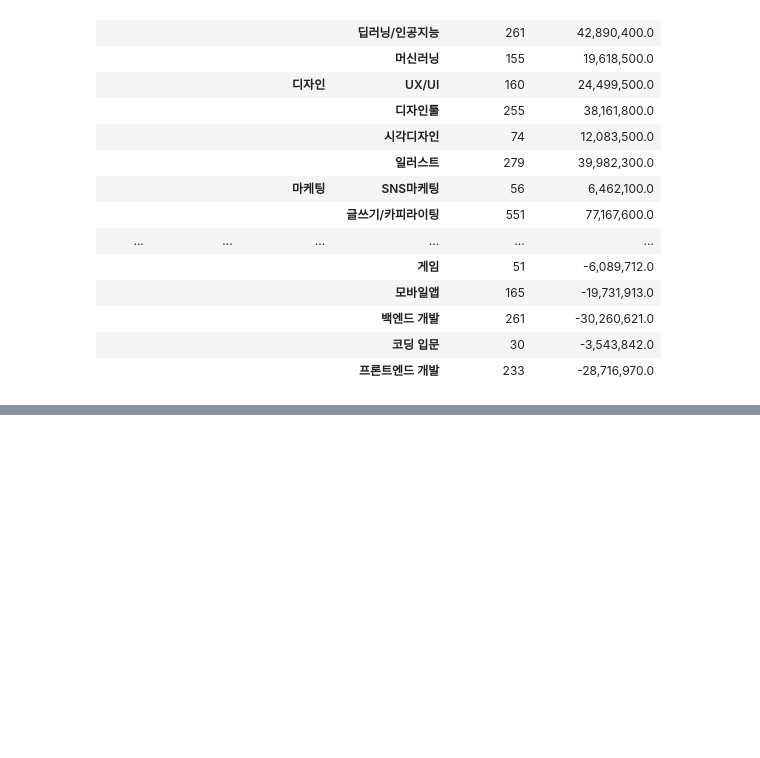
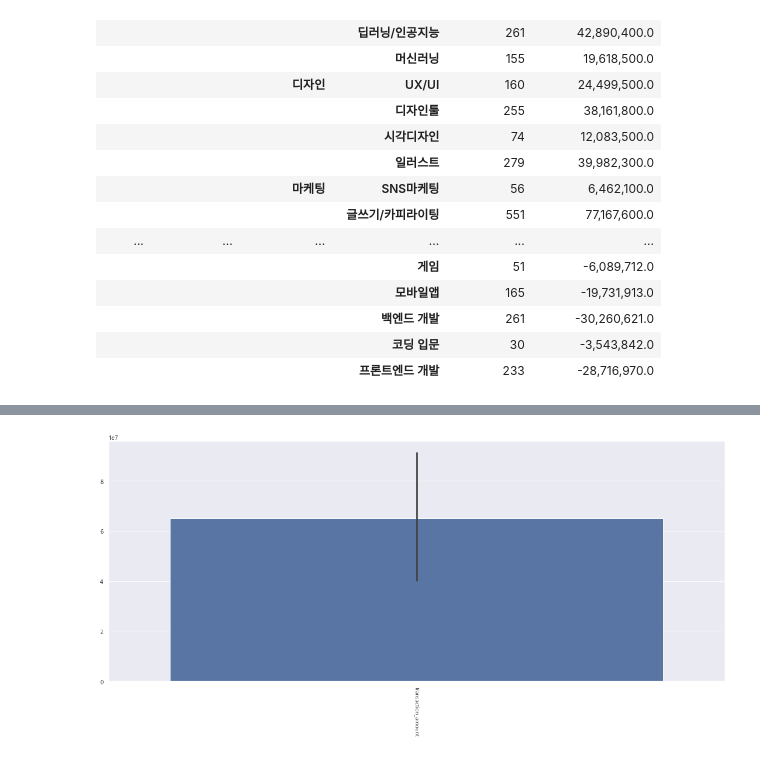
Before and after one commit to yd-online3/fc_miniproject, a Jupyter notebook: fc_mini_hojun.ipynb, the cells around one changed output, grey strips where cells are left out. Drawn from its saved outputs; the diff is of its cells as text; code cells hidden in the pictures; blank space fills up the shorter version.

```diff
--- a/fc_mini_hojun.ipynb
+++ b/fc_mini_hojun.ipynb
@@ -501,3 +520,26 @@ df1.groupby(['type', 'state','category_title','subcategory_title']).agg(how).hea
 |  |  |  | 백엔드 개발 | 261 | -30,260,621.0 |
 |  |  |  | 코딩 입문 | 30 | -3,543,842.0 |
 |  |  |  | 프론트엔드 개발 | 233 | -28,716,970.0 |
+# %%
+# tax_free_amount 삭제
+df = df.drop('tax_free_amount', axis = 1)
+# type이 ORDER인 행 제거
+cond = df[df['type']=='ORDER'].index
+df = df.drop(cond)
+# type이 TRANSACTION인 행 제거
+cond = df[df['type']=='TRANSACTION'].index
+df = df.drop(cond)
+# state가 PENDING인 행 제거
+cond = df[df['state']=='PENDING'].index
+df = df.drop(cond)
+# state가 CANCELLED인 행 제거
+cond = df[df['state']=='CANCELLED'].index
+df = df.drop(cond)
+# state가 DELETED인 행 제거
+cond = df[df['state']=='DELETED'].index
+df = df.drop(cond)
+# %%
+how = {
+    'transaction_amount' : np.sum
+}
+df.groupby(['type', 'state','category_title']).agg(how)
@@ -503,0 +565,8 @@ df1.groupby(['type', 'state','category_title','subcategory_title']).agg(how).hea
+# %%
+df1 = df.groupby(['type', 'state', 'subcategory_title']).agg(how)
+plt.figure(figsize=(20,8))
+sns.barplot(data= df1)
+plt.xticks(rotation=-90, fontsize=10)
+plt.show()
+# %% [output]
+[figure, added]
```
Also changed, not shown: parts of 24 cells of this notebook.
